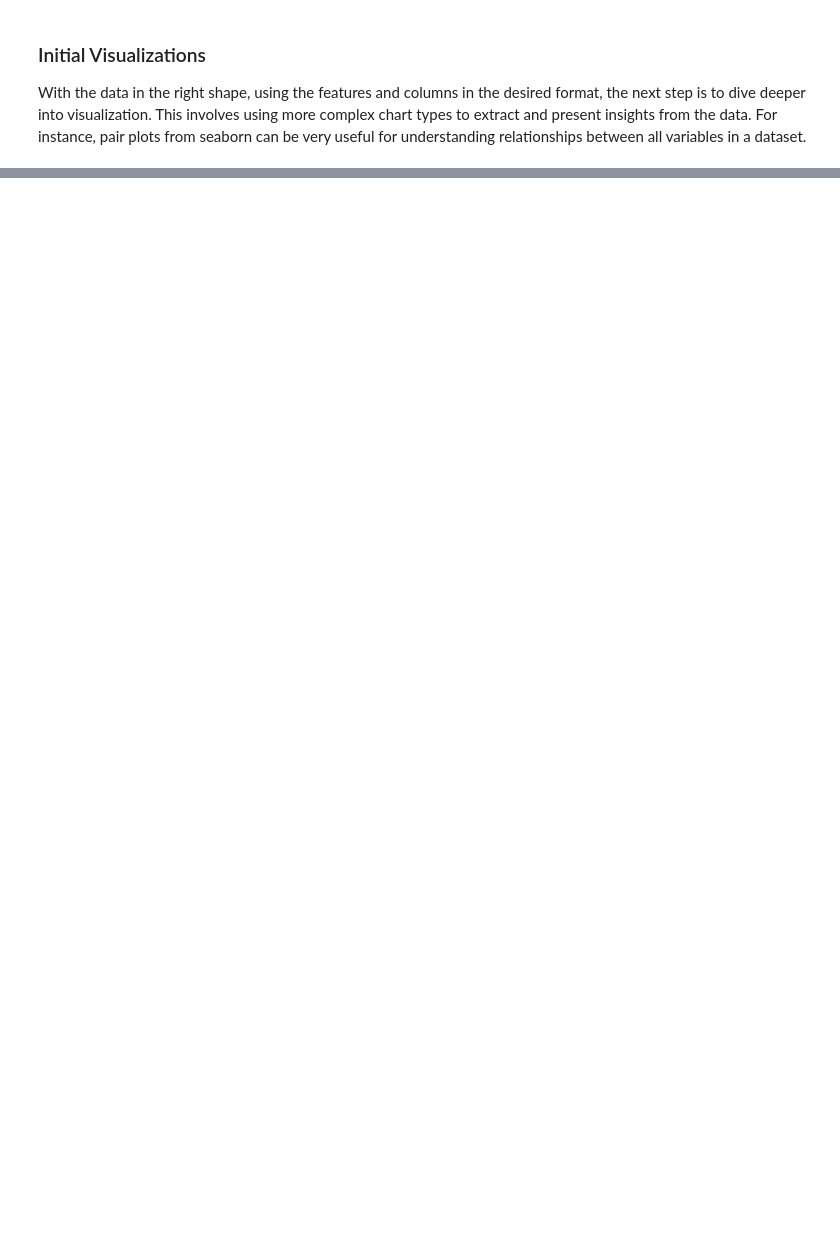
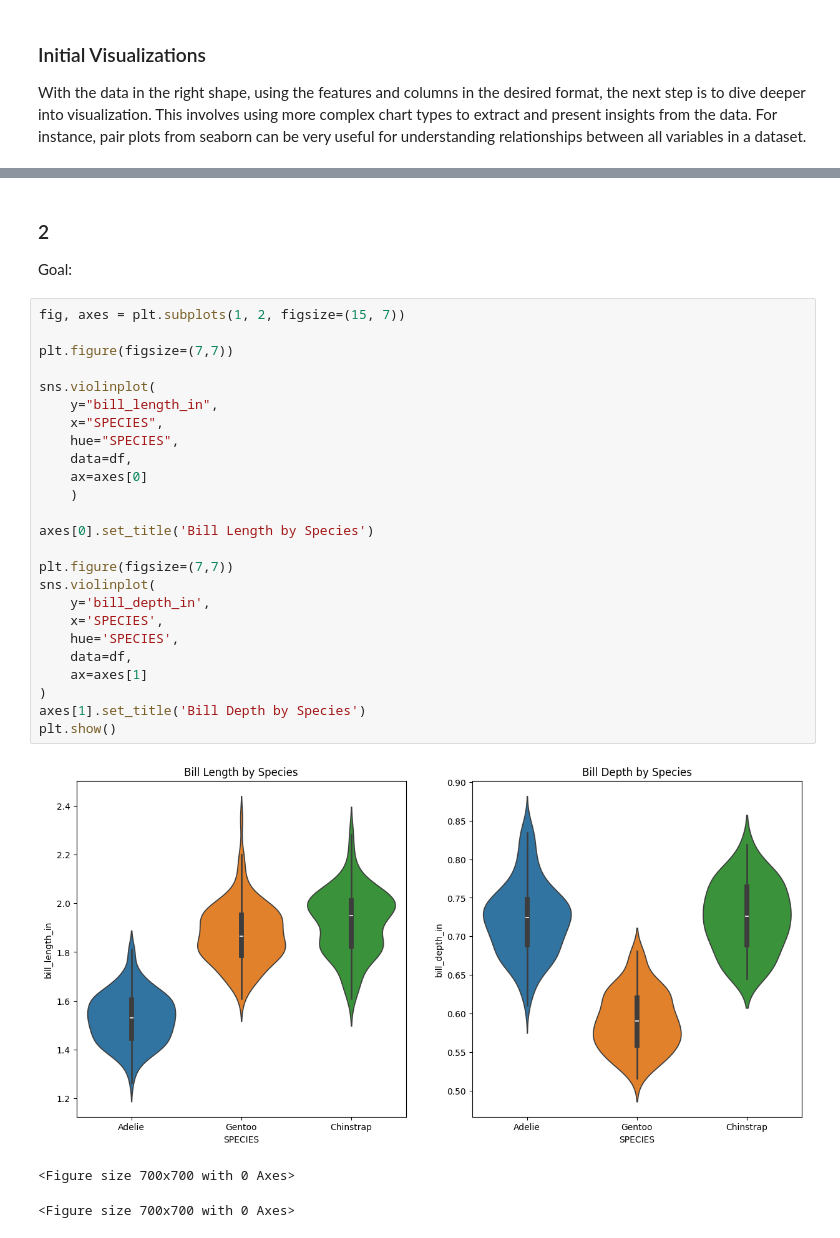
Before and after one commit to Bdowdle4/datafun-06-eda, a Jupyter notebook: dowdle_eda.ipynb, the cells around one changed output, grey strips where cells are left out. Drawn from its saved outputs; the diff is of its cells as text; blank space fills up the shorter version.

```diff
--- a/dowdle_eda.ipynb
+++ b/dowdle_eda.ipynb
@@ -161,0 +230,32 @@ kde for bill length?
+# %% [markdown]
+### 2
+Goal:
+# %%
+fig, axes = plt.subplots(1, 2, figsize=(15, 7))
+
+plt.figure(figsize=(7,7))
+
+sns.violinplot(
+    y="bill_length_in",
+    x="SPECIES",
+    hue="SPECIES",
+    data=df,
+    ax=axes[0]
+    )
+
+axes[0].set_title('Bill Length by Species')
+
+plt.figure(figsize=(7,7))
+sns.violinplot(
+    y='bill_depth_in',
+    x='SPECIES',
+    hue='SPECIES',
+    data=df,
+    ax=axes[1]
+)
+axes[1].set_title('Bill Depth by Species')
+plt.show()
+# %% [output]
+[figure, added]
+<Figure size 700x700 with 0 Axes>
+<Figure size 700x700 with 0 Axes>
```
Also changed, not shown: parts of 16 cells of this notebook.
